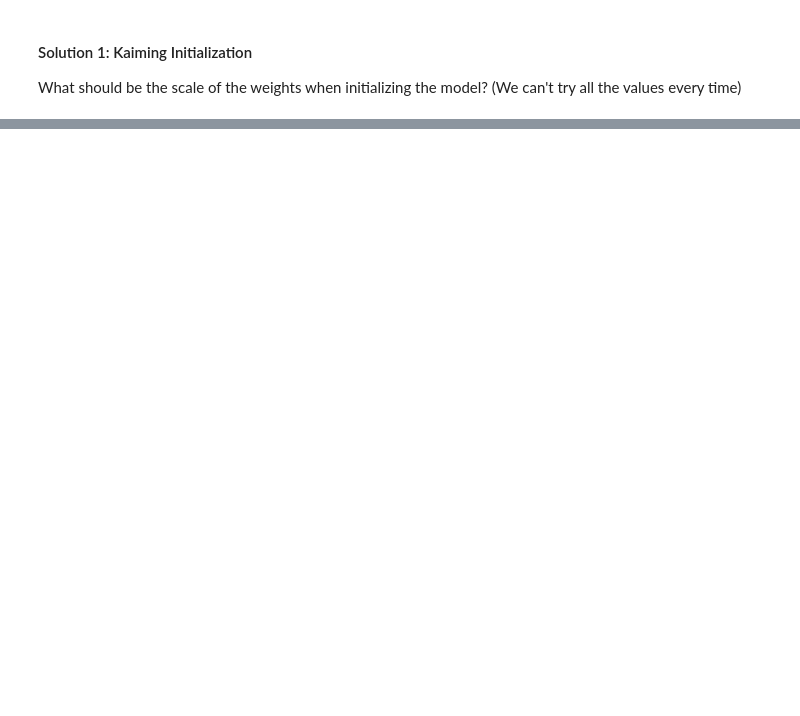
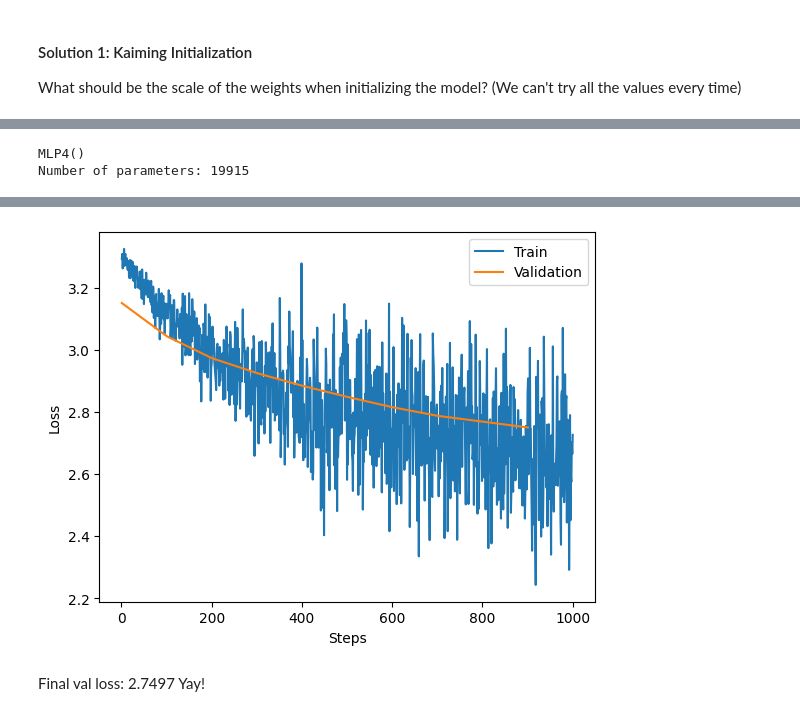
Before and after one commit to PathFinderKR/LLM101, a Jupyter notebook: notebooks/Lectures/Lecture_04.ipynb, the cells around one changed output, grey strips where cells are left out. Drawn from its saved outputs; the diff is of its cells as text; code cells hidden in the pictures; blank space fills up the shorter version.

```diff
--- a/notebooks/Lectures/Lecture_04.ipynb
+++ b/notebooks/Lectures/Lecture_04.ipynb
@@ -496,0 +564,47 @@ What should be the scale of the weights when initializing the model? (We can't t
+# %%
+# Final solution: Re-re-re-initialize the model
+# Kaiming Initialization
+class MLP4(nn.Module):
+    def __init__(self, vocab_size, context_size, d_embed, d_hidden):
+        super().__init__()
+        ################################################################################
+        # TODO:                                                                        #
+        # Re-initialize the model with Kaiming Initialization                           #
+        ################################################################################
+        # *****START OF YOUR CODE (DO NOT DELETE/MODIFY THIS LINE)*****
+        self.linear_gain = 1
+        self.tanh_gain = 5.0 / 3.0
+        self.embedding_scale = self.linear_gain / (vocab_size * d_embed) ** 0.5  # 0.129
+        self.hidden_scale = self.tanh_gain / (context_size * d_embed) ** 0.5     # 0.304
+        self.output_scale = self.linear_gain / d_hidden ** 0.5                   # 0.125
+        # *****END OF YOUR CODE (DO NOT DELETE/MODIFY THIS LINE)*****
+        self.C = nn.Parameter(torch.randn(vocab_size, d_embed) * self.embedding_scale)
+        self.W1 = nn.Parameter(torch.randn(context_size * d_embed, d_hidden) * self.hidden_scale)
+        self.b1 = nn.Parameter(torch.randn(d_hidden) * 0.1)
+        self.W2 = nn.Parameter(torch.randn(d_hidden, vocab_size) * self.output_scale)
+        self.b2 = nn.Parameter(torch.randn(vocab_size) * 0.01)
+
+    def forward(self, x):  # x: (batch_size, context_size)
+        # Embedding
+        x_embed = self.C[x]  # (batch_size, context_size, d_embed)
+        x = x_embed.view(x.size(0), -1)  # (batch_size, context_size * d_embed)
+
+        # Hidden layer
+        h = F.tanh(x @ self.W1 + self.b1)  # (batch_size, d_hidden)
+
+        # Output layer
+        logits = torch.matmul(h, self.W2) + self.b2  # (batch_size, vocab_size)
+        return logits
+# %%
+# Initialize the MLP V4
+mlp4 = MLP4(MLPConfig.vocab_size, MLPConfig.context_size, MLPConfig.d_embed, MLPConfig.d_hidden)
+mlp4.to(MLPConfig.device) # Move the model to the device
+print(mlp4)
+print("Number of parameters:", sum(p.numel() for p in mlp4.parameters()))
+# %% [output]
+MLP4()
+Number of parameters: 19915
+# %%
+# Train the model
+train(model=mlp4, max_steps=MLPConfig.max_steps)
+# %% [output]
@@ -496,0 +623,3 @@ What should be the scale of the weights when initializing the model? (We can't t
+[figure, added]
+# %% [markdown]
+Final val loss: 2.7497 Yay!
```
Also changed, not shown: parts of 12 cells of this notebook, 2 other files.
